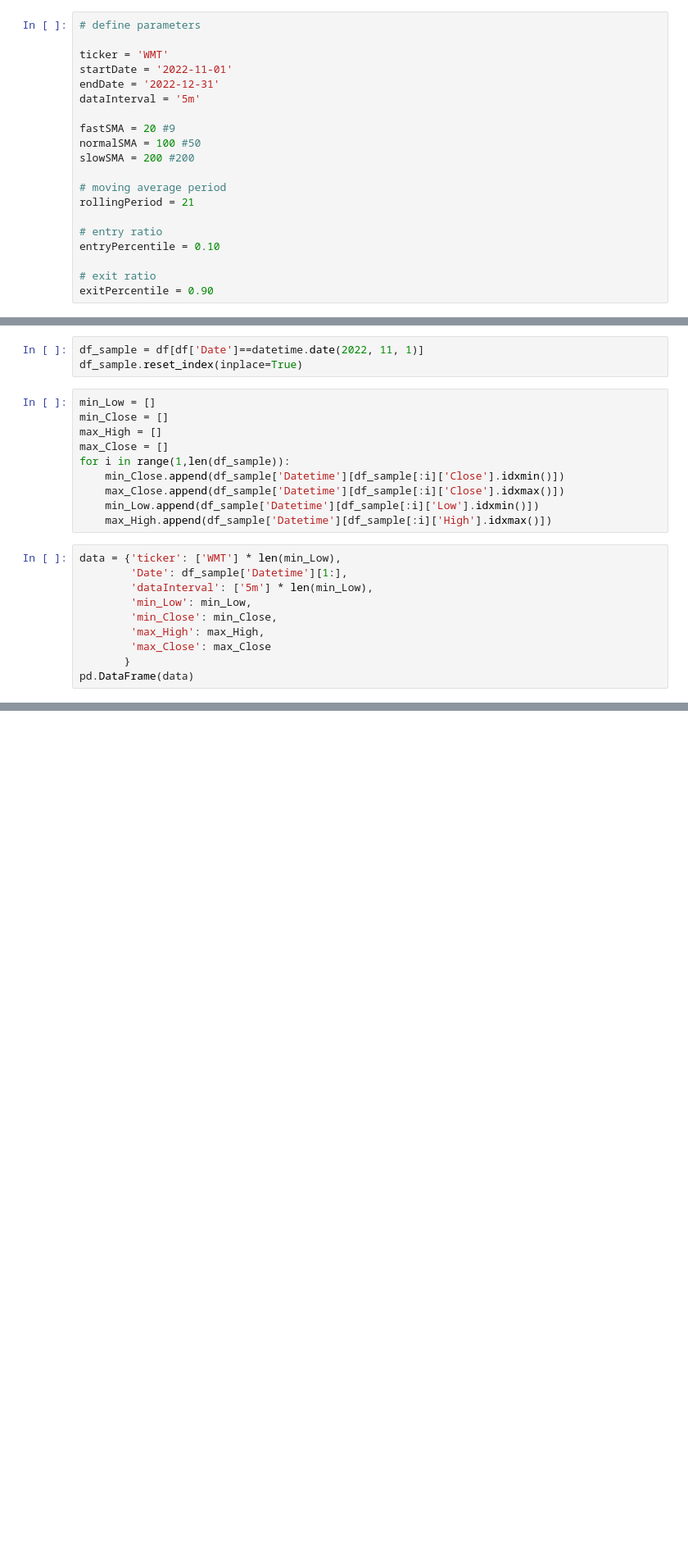
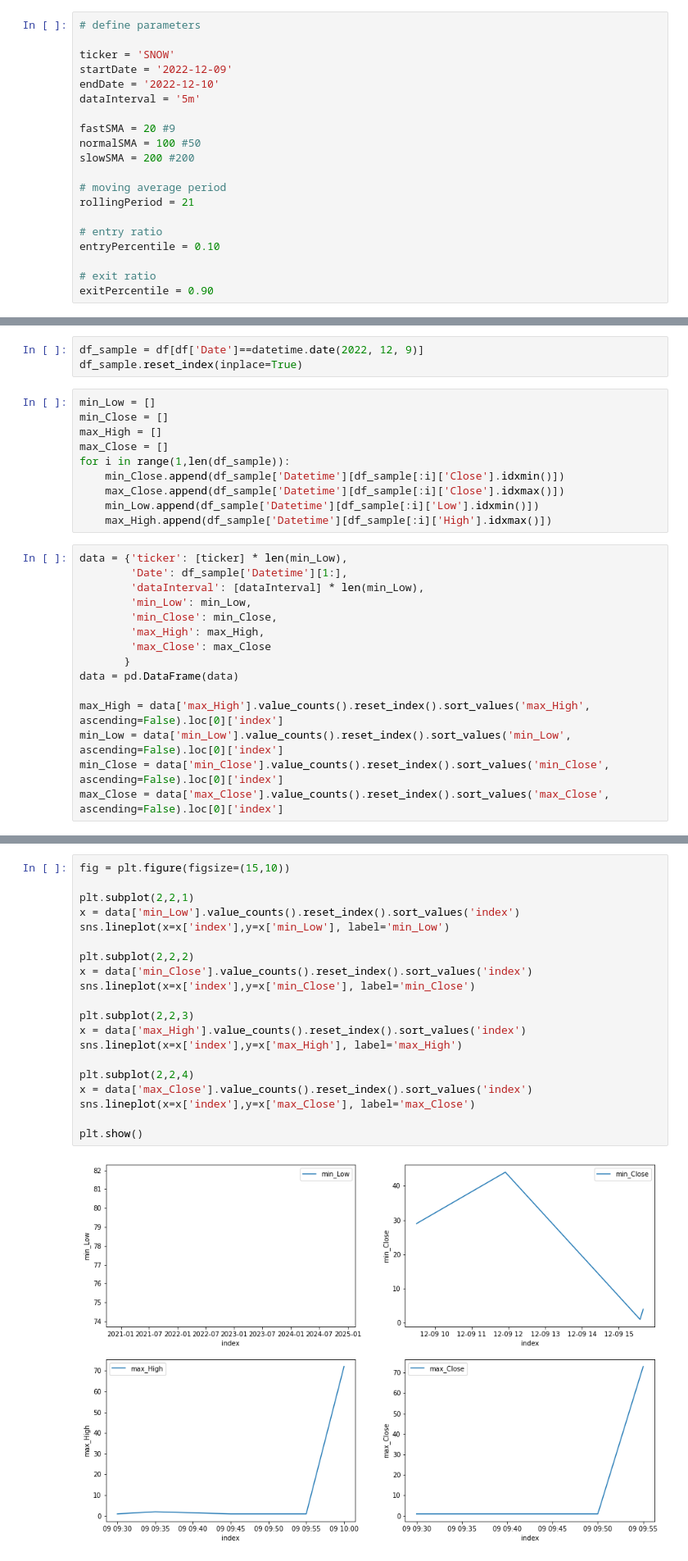
Before and after one commit to nate-belete/algoTrading, a Jupyter notebook: Intraday Lows and Highs.ipynb, the cells around one changed output, grey strips where cells are left out. Shown at 82% size. Drawn from its saved outputs; the diff is of its cells as text; blank space fills up the shorter version.

```diff
--- a/Intraday Lows and Highs.ipynb
+++ b/Intraday Lows and Highs.ipynb
@@ -8,9 +8,9 @@ import datetime as datetime
 # %%
 # define parameters
 
-ticker = 'WMT'
-startDate = '2022-11-01'
-endDate = '2022-12-31'
+ticker = 'SNOW'
+startDate = '2022-12-09'
+endDate = '2022-12-10'
 dataInterval = '5m'
 
 fastSMA = 20 #9
@@ -34,7 +34,7 @@ df['Date'] = df['Datetime'].dt.date
 # %% [output]
 [*********************100%***********************]  1 of 1 completed
 # %%
-df_sample = df[df['Date']==datetime.date(2022, 11, 1)]
+df_sample = df[df['Date']==datetime.date(2022, 12, 9)]
 df_sample.reset_index(inplace=True)
 # %%
 min_Low = []
@@ -47,12 +47,17 @@ for i in range(1,len(df_sample)):
     min_Low.append(df_sample['Datetime'][df_sample[:i]['Low'].idxmin()])
     max_High.append(df_sample['Datetime'][df_sample[:i]['High'].idxmax()])
 # %%
-data = {'ticker': ['WMT'] * len(min_Low),
+data = {'ticker': [ticker] * len(min_Low),
         'Date': df_sample['Datetime'][1:],
-        'dataInterval': ['5m'] * len(min_Low),
+        'dataInterval': [dataInterval] * len(min_Low),
         'min_Low': min_Low,
         'min_Close': min_Close,
         'max_High': max_High,
         'max_Close': max_Close
        }
-pd.DataFrame(data)
+data = pd.DataFrame(data)
+
+max_High = data['max_High'].value_counts().reset_index().sort_values('max_High', ascending=False).loc[0]['index']
+min_Low = data['min_Low'].value_counts().reset_index().sort_values('min_Low', ascending=False).loc[0]['index']
+min_Close = data['min_Close'].value_counts().reset_index().sort_values('min_Close', ascending=False).loc[0]['index']
+max_Close = data['max_Close'].value_counts().reset_index().sort_values('max_Close', ascending=False).loc[0]['index']
@@ -88,0 +74,22 @@ df_sample
+# %%
+fig = plt.figure(figsize=(15,10))
+
+plt.subplot(2,2,1)
+x = data['min_Low'].value_counts().reset_index().sort_values('index')
+sns.lineplot(x=x['index'],y=x['min_Low'], label='min_Low')
+
+plt.subplot(2,2,2)
+x = data['min_Close'].value_counts().reset_index().sort_values('index')
+sns.lineplot(x=x['index'],y=x['min_Close'], label='min_Close')
+
+plt.subplot(2,2,3)
+x = data['max_High'].value_counts().reset_index().sort_values('index')
+sns.lineplot(x=x['index'],y=x['max_High'], label='max_High')
+
+plt.subplot(2,2,4)
+x = data['max_Close'].value_counts().reset_index().sort_values('index')
+sns.lineplot(x=x['index'],y=x['max_Close'], label='max_Close')
+
+plt.show()
+# %% [output]
+[figure, added]
```
Also changed, not shown: parts of 12 cells of this notebook.
